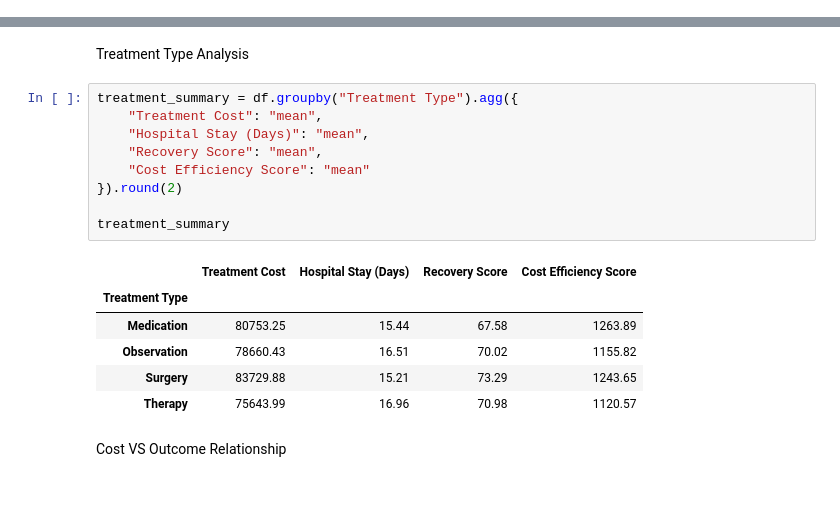
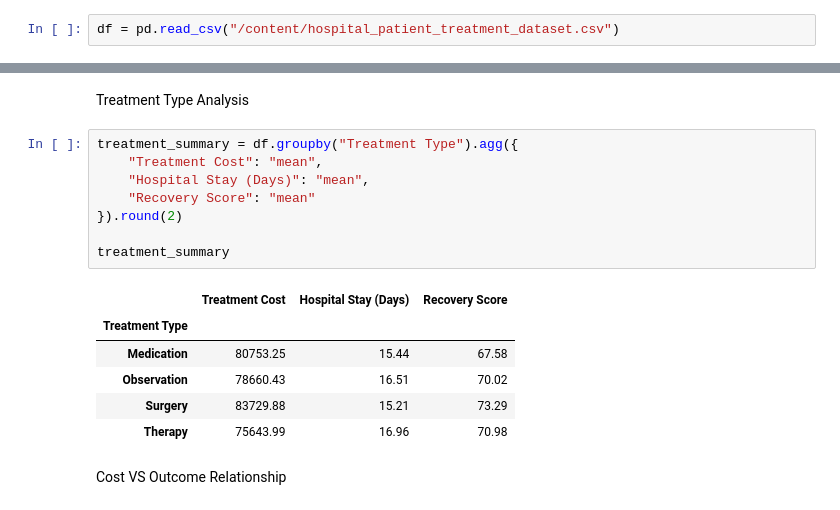
Before and after one commit to Prasannabade13/HEOR-Healthcare-Economics-and-Outcomes-Research-, a Jupyter notebook: HEOR.ipynb, the cells around one changed output, grey strips where cells are left out. Drawn from its saved outputs; the diff is of its cells as text.

```diff
--- a/HEOR.ipynb
+++ b/HEOR.ipynb
@@ -18,3 +9,5 @@ pd.read_excel("/content/hospital_patient_treatment_dataset.xlsx")
+# %%
+df = pd.read_csv("/content/hospital_patient_treatment_dataset.csv")
 # %%
 df.head()
 # %% [output]
@@ -169,19 +156,18 @@ Treatment Type Analysis
 # %%
 treatment_summary = df.groupby("Treatment Type").agg({
     "Treatment Cost": "mean",
     "Hospital Stay (Days)": "mean",
-    "Recovery Score": "mean",
-    "Cost Efficiency Score": "mean"
+    "Recovery Score": "mean"
 }).round(2)
 
 treatment_summary
 # %% [output]
-|  | Treatment Cost | Hospital Stay (Days) | Recovery Score | Cost Efficiency Score |
-| Treatment Type |  |  |  |  |
-| Medication | 80753.25 | 15.44 | 67.58 | 1263.89 |
-| Observation | 78660.43 | 16.51 | 70.02 | 1155.82 |
-| Surgery | 83729.88 | 15.21 | 73.29 | 1243.65 |
-| Therapy | 75643.99 | 16.96 | 70.98 | 1120.57 |
+|  | Treatment Cost | Hospital Stay (Days) | Recovery Score |
+| Treatment Type |  |  |  |
+| Medication | 80753.25 | 15.44 | 67.58 |
+| Observation | 78660.43 | 16.51 | 70.02 |
+| Surgery | 83729.88 | 15.21 | 73.29 |
+| Therapy | 75643.99 | 16.96 | 70.98 |
 # %% [markdown]
 Cost VS Outcome Relationship
 # %%
```
Also changed, not shown: parts of 47 cells of this notebook.
